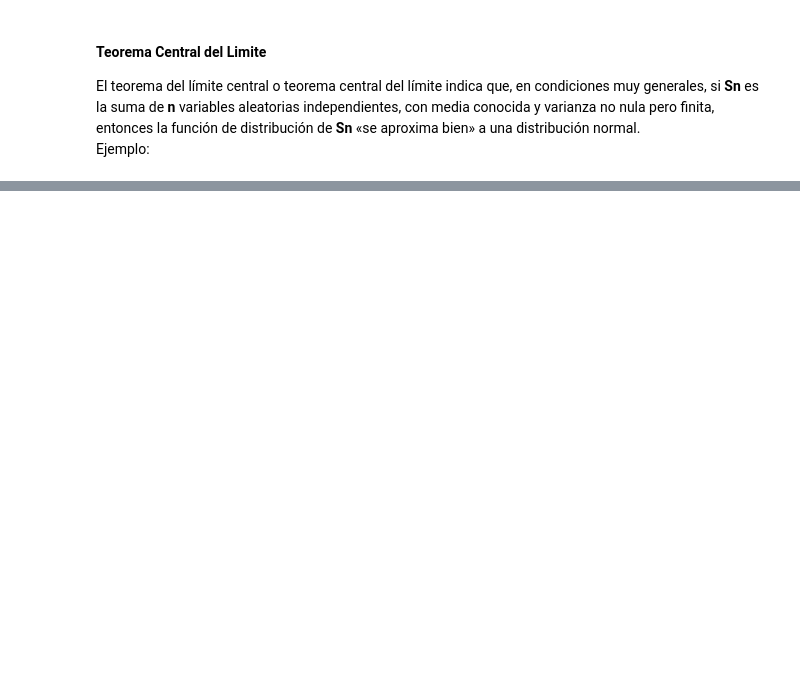
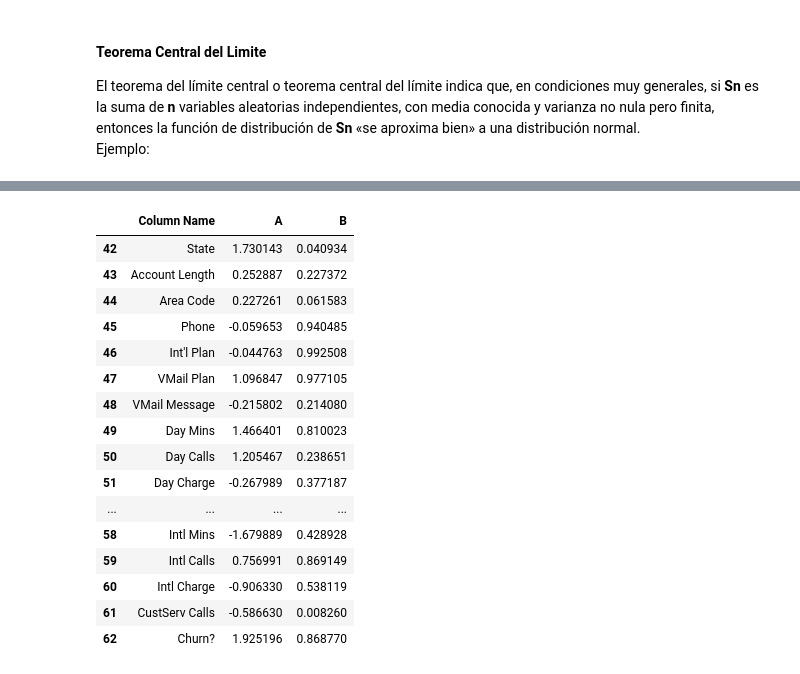
Before and after one commit to fgmolteni/Curso-Ciencia-de-Datos, a Jupyter notebook: seccion_2/S2_2_DistribucionProbabilisticas.ipynb, the cells around one changed output, grey strips where cells are left out. Cells and saved outputs as stored; diff of their text form; code cells hidden in the pictures; blank space fills up the shorter version.

```diff
--- a/seccion_2/S2_2_DistribucionProbabilisticas.ipynb
+++ b/seccion_2/S2_2_DistribucionProbabilisticas.ipynb
@@ -147,0 +202,4 @@ plt.hist(data3)
+# %%
+data = pd.read_csv("../data/customer-churn-model/Customer Churn Model.txt")
+# %%
+colum_names = data.columns.values.tolist()
@@ -147,0 +214,8 @@ plt.hist(data3)
+# %%
+new_data = pd.DataFrame(
+    {
+        'Column Name': colum_names,
+        'A': np.random.randn(a),
+        'B': np.random.uniform(0,1, a),
+    }, index = range(42, 42+a)
+)
@@ -147,0 +234,20 @@ plt.hist(data3)
+# %%
+new_data
+# %% [output]
+|  | Column Name | A | B |
+| 42 | State | 1.730143 | 0.040934 |
+| 43 | Account Length | 0.252887 | 0.227372 |
+| 44 | Area Code | 0.227261 | 0.061583 |
+| 45 | Phone | -0.059653 | 0.940485 |
+| 46 | Int'l Plan | -0.044763 | 0.992508 |
+| 47 | VMail Plan | 1.096847 | 0.977105 |
+| 48 | VMail Message | -0.215802 | 0.214080 |
+| 49 | Day Mins | 1.466401 | 0.810023 |
+| 50 | Day Calls | 1.205467 | 0.238651 |
+| 51 | Day Charge | -0.267989 | 0.377187 |
+| ... | ... | ... | ... |
+| 58 | Intl Mins | -1.679889 | 0.428928 |
+| 59 | Intl Calls | 0.756991 | 0.869149 |
+| 60 | Intl Charge | -0.906330 | 0.538119 |
+| 61 | CustServ Calls | -0.586630 | 0.008260 |
+| 62 | Churn? | 1.925196 | 0.868770 |
```
Also changed, not shown: parts of 21 cells of this notebook.
